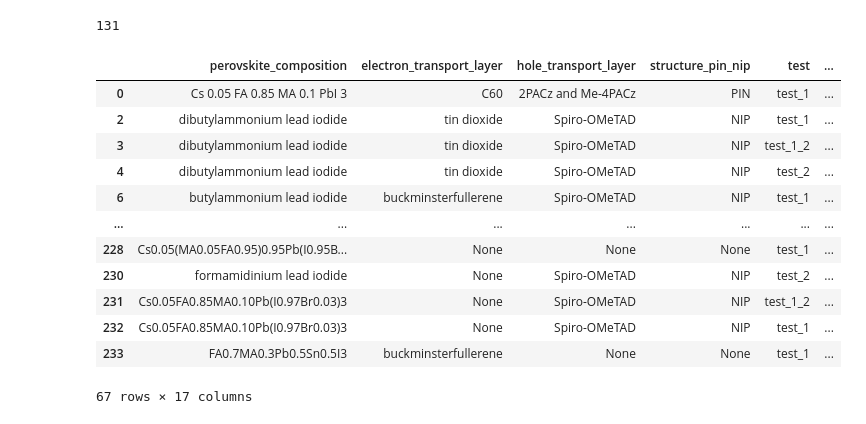
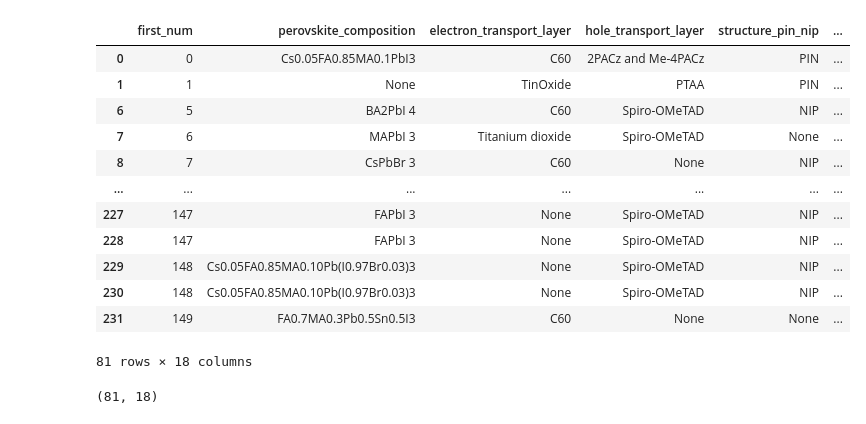
Before and after one commit to kanggunh/DSC180_B11_Q2, a Jupyter notebook: models/prediction_model/by_test_data_unfolding.ipynb, the cells around one changed output. Saved outputs shown, nothing was run; the diff lists cells and outputs as text; code cells hidden in the pictures.

```diff
--- a/models/prediction_model/by_test_data_unfolding.ipynb
+++ b/models/prediction_model/by_test_data_unfolding.ipynb
@@ -58,0 +25,37 @@ df_expanded = pd.DataFrame(expanded_data)
+# %%
+import pandas as pd
+import json
+
+# Load the dataset
+file_path = "150_papers_json_update.csv"
+annotation_df = pd.read_csv(file_path)
+
+# List to store extracted data
+expanded_data = []
+
+for index, row in annotation_df.iterrows():
+    try:
+        row_dict = json.loads(row['output'])  # Convert JSON string to dictionary
+    except (json.JSONDecodeError, TypeError):
+        continue  # Skip rows where conversion fails
+
+    # Extract common fields
+    common_fields = {
+        "first_num": row['first_num'],
+        "perovskite_composition": row_dict.get("perovskite_composition"),
+        "electron_transport_layer": row_dict.get("electron_transport_layer"),
+        "hole_transport_layer": row_dict.get("hole_transport_layer"),
+        "structure_pin_nip": row_dict.get("structure_pin_nip"),
+    }
+
+    # Extract test data
+    for key, test_data in row_dict.items():
+        if key.startswith("test_") and isinstance(test_data, dict):
+            test_row = common_fields.copy()
+            test_row["test"] = key  # Store test name
+            test_row.update(test_data)  # Merge test details
+            expanded_data.append(test_row)
+
+# Convert extracted data to DataFrame
+df_expanded = pd.DataFrame(expanded_data)
+df_expanded.shape
@@ -98,35 +82,35 @@ dtype: int64
-# %%
-131
-# %% [output]
-131
 # %%
 # Function to select columns
 def select_data(df):
     # Convert PCE and VOC to numeric
     for col in ['control_pce', 'control_voc', 'treated_pce', 'treated_voc']:
         df[col] = pd.to_numeric(df[col], errors='coerce')
 
     # Drop rows where treated_pce or passivating_molecule is missing
-    df = df.dropna(subset=['treated_pce', 'passivating_molecule', 'perovskite_composition'])
+    df = df.dropna(subset=['passivating_molecule'])
 
     return df
 
 data = select_data(df_expanded)
 data
 # %% [output]
-|  | perovskite_composition | electron_transport_layer | hole_transport_layer | structure_pin_nip | test | ... |
-| 0 | Cs 0.05 FA 0.85 MA 0.1 PbI 3 | C60 | 2PACz and Me-4PACz | PIN | test_1 | ... |
-| 2 | dibutylammonium lead iodide | tin dioxide | Spiro-OMeTAD | NIP | test_1 | ... |
-| 3 | dibutylammonium lead iodide | tin dioxide | Spiro-OMeTAD | NIP | test_1_2 | ... |
-| 4 | dibutylammonium lead iodide | tin dioxide | Spiro-OMeTAD | NIP | test_2 | ... |
-| 6 | butylammonium lead iodide | buckminsterfullerene | Spiro-OMeTAD | NIP | test_1 | ... |
+|  | first_num | perovskite_composition | electron_transport_layer | hole_transport_layer | structure_pin_nip | ... |
+| 0 | 0 | Cs0.05FA0.85MA0.1PbI3 | C60 | 2PACz and Me-4PACz | PIN | ... |
+| 1 | 1 | None | TinOxide | PTAA | PIN | ... |
+| 6 | 5 | BA2PbI 4 | C60 | Spiro-OMeTAD | NIP | ... |
+| 7 | 6 | MAPbI 3 | Titanium dioxide | Spiro-OMeTAD | None | ... |
+| 8 | 7 | CsPbBr 3 | C60 | None | NIP | ... |
 | ... | ... | ... | ... | ... | ... | ... |
-| 228 | Cs0.05(MA0.05FA0.95)0.95Pb(I0.95B... | None | None | None | test_1 | ... |
-| 230 | formamidinium lead iodide | None | Spiro-OMeTAD | NIP | test_2 | ... |
-| 231 | Cs0.05FA0.85MA0.10Pb(I0.97Br0.03)3 | None | Spiro-OMeTAD | NIP | test_1_2 | ... |
-| 232 | Cs0.05FA0.85MA0.10Pb(I0.97Br0.03)3 | None | Spiro-OMeTAD | NIP | test_1 | ... |
-| 233 | FA0.7MA0.3Pb0.5Sn0.5I3 | buckminsterfullerene | None | None | test_1 | ... |
+| 227 | 147 | FAPbI 3 | None | Spiro-OMeTAD | NIP | ... |
+| 228 | 147 | FAPbI 3 | None | Spiro-OMeTAD | NIP | ... |
+| 229 | 148 | Cs0.05FA0.85MA0.10Pb(I0.97Br0.03)3 | None | Spiro-OMeTAD | NIP | ... |
+| 230 | 148 | Cs0.05FA0.85MA0.10Pb(I0.97Br0.03)3 | None | Spiro-OMeTAD | NIP | ... |
+| 231 | 149 | FA0.7MA0.3Pb0.5Sn0.5I3 | C60 | None | None | ... |
-67 rows × 17 columns
+81 rows × 18 columns
+# %%
+data.shape
+# %% [output]
+(81, 18)
 # %%
 def fetch_smiles_from_name(molecule_name):
     try:
```
Also changed, not shown: parts of 16 cells of this notebook, 7 other files.
